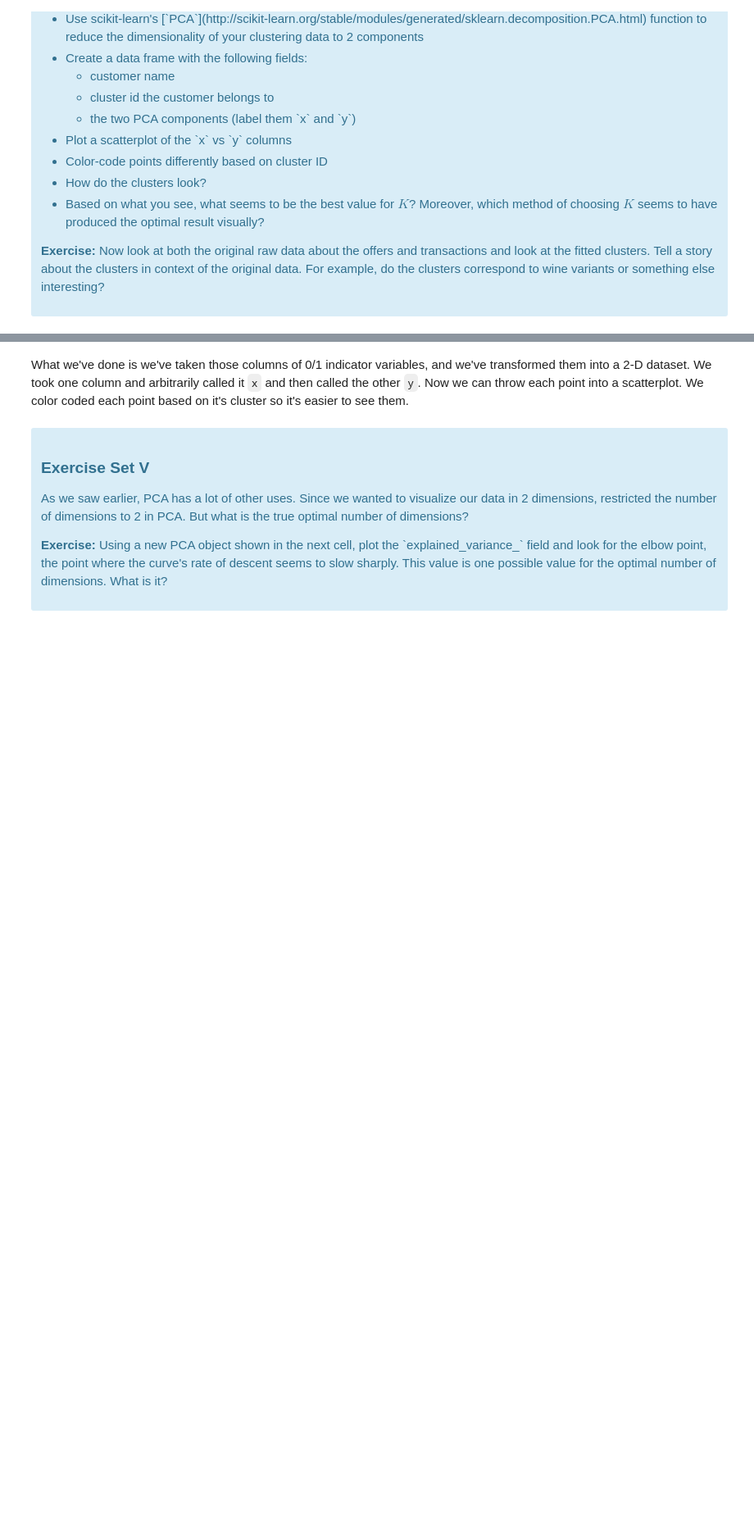
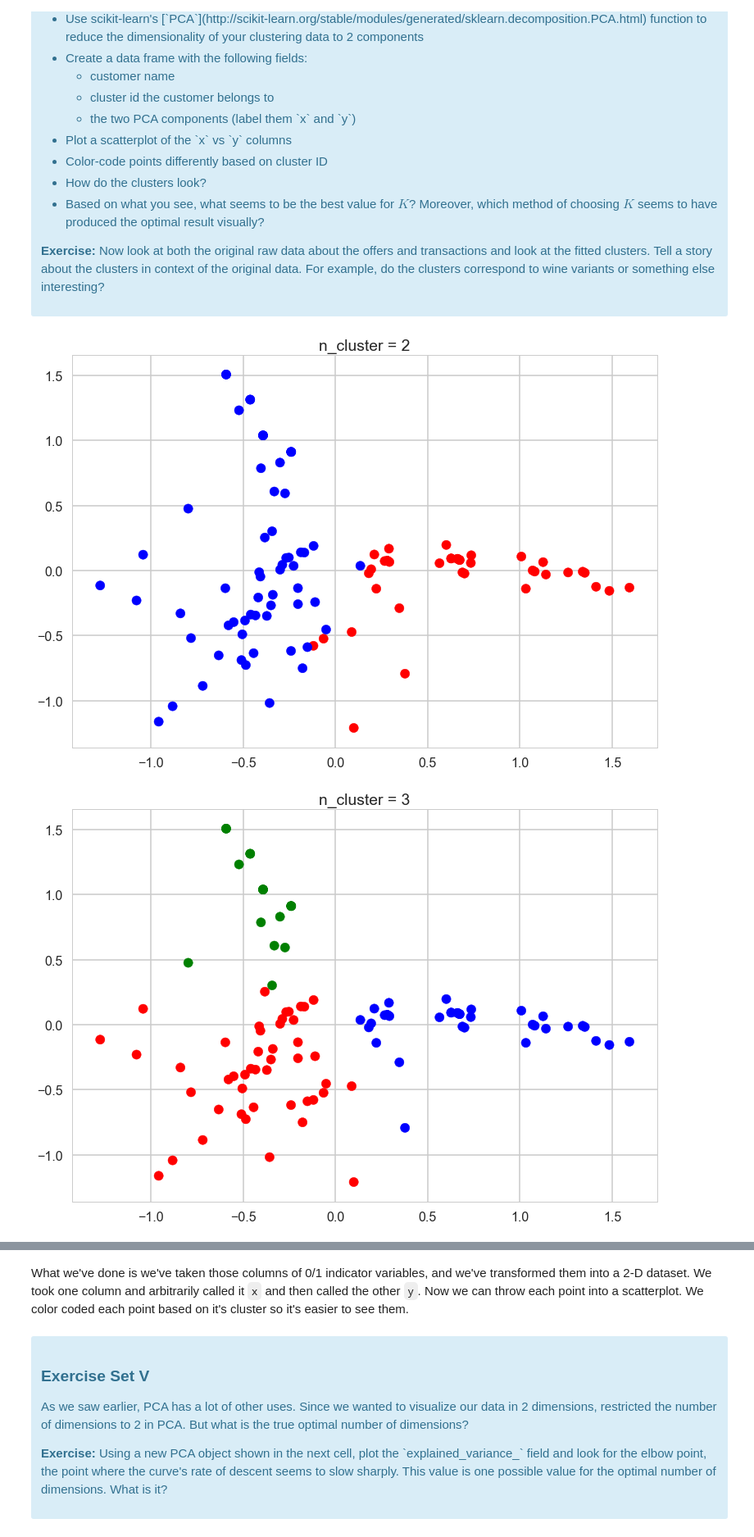
Before and after one commit to dkyip/DSI, a Jupyter notebook: Mini_Project_Clustering.ipynb, the cells around one changed output, grey strips where cells are left out. Shown at 82% size. Saved outputs shown, nothing was run; the diff lists cells and outputs as text; code cells hidden in the pictures; blank space fills up the shorter version.

```diff
--- a/Mini_Project_Clustering.ipynb
+++ b/Mini_Project_Clustering.ipynb
@@ -376,0 +370,44 @@ pca_proj = pca.transform(x_cols)
+# %%
+#your turn
+from sklearn.decomposition import PCA
+from matplotlib import colors
+
+color_map = {0:'red',
+             1:'blue',
+             -1: 'gray',
+             2:'green',
+             3:'orange',
+             4:'silver',
+             5:'purple',
+             6:'yellow',
+             7:'black',
+             8:'brown',
+             9:'magenta',
+             10:'navy',
+             11:'gold',
+             12:'maroon',
+             13:'tan'
+            }
+
+pca = PCA(n_components=2)
+pca.fit(x_cols)
+pca_proj = pca.transform(x_cols)
+
+n_cluster_range = np.arange(2,5)
+for n_cluster in n_cluster_range:
+    clusterer = KMeans(n_clusters=n_cluster, random_state=10)
+    cluster_labels = clusterer.fit_predict(x_cols)
+    df_cluster = pd.DataFrame()
+    df_cluster['customer_name'] = df_cust_offer['customer_name']
+    df_cluster['cluster_id'] = cluster_labels
+    df_cluster['color'] = [color_map[cluster_id] for cluster_id in df_cluster['cluster_id']]
+    df_cluster['x'] = pca_proj[:,0]
+    df_cluster['y'] = pca_proj[:,1]
+
+    plt.scatter(df_cluster['x'],df_cluster['y'],c=df_cluster['color'])
+    title =  "n_cluster = " + str(n_cluster)
+    plt.title(title)
+    plt.show()
+# %% [output]
+[figure, added]
+[figure, added]
```
Also changed, not shown: parts of 15 cells of this notebook.
